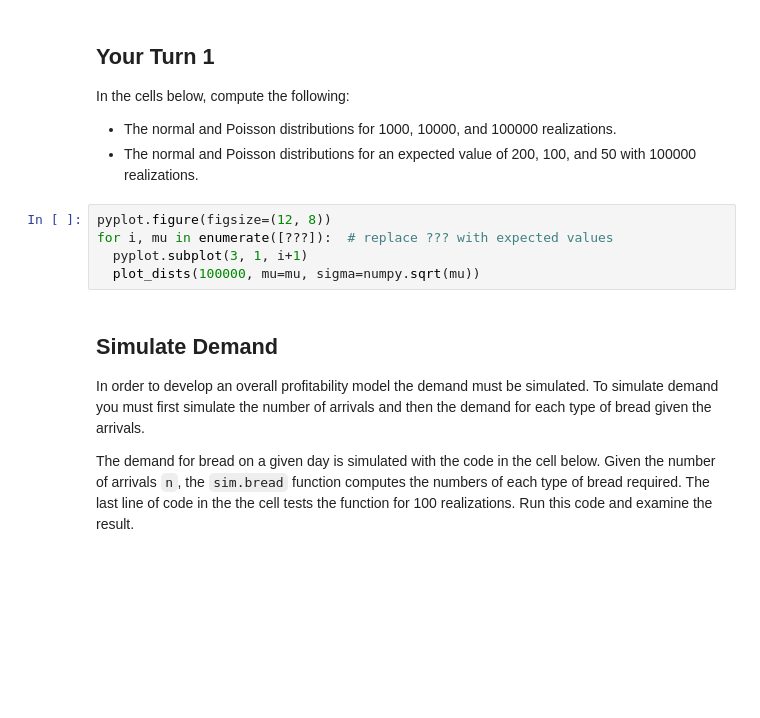
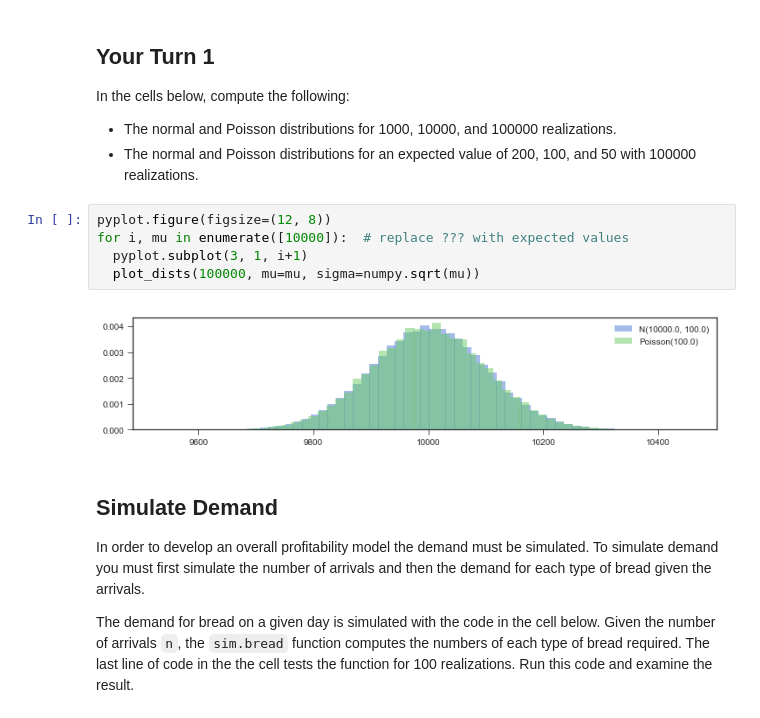
Before and after one commit to ryanarbow/uw_data_science, a Jupyter notebook: DS_methods_and_tools_2/L03-4-Simulation.ipynb, the cells around one changed output. Cells and saved outputs as stored; diff of their text form; blank space fills up the shorter version.

```diff
--- a/DS_methods_and_tools_2/L03-4-Simulation.ipynb
+++ b/DS_methods_and_tools_2/L03-4-Simulation.ipynb
@@ -120,9 +129,11 @@ In the cells below, compute the following:
 - The normal and Poisson distributions for an expected value of 200, 100, and 50 with 100000 realizations.
 # %%
 pyplot.figure(figsize=(12, 8))
-for i, mu in enumerate([???]):  # replace ??? with expected values
+for i, mu in enumerate([10000]):  # replace ??? with expected values
   pyplot.subplot(3, 1, i+1)
   plot_dists(100000, mu=mu, sigma=numpy.sqrt(mu))
+# %% [output]
+[figure, added]
 # %% [markdown]
 ## Simulate Demand
 
```
Also changed, not shown: parts of 12 cells of this notebook, 2 other files.
